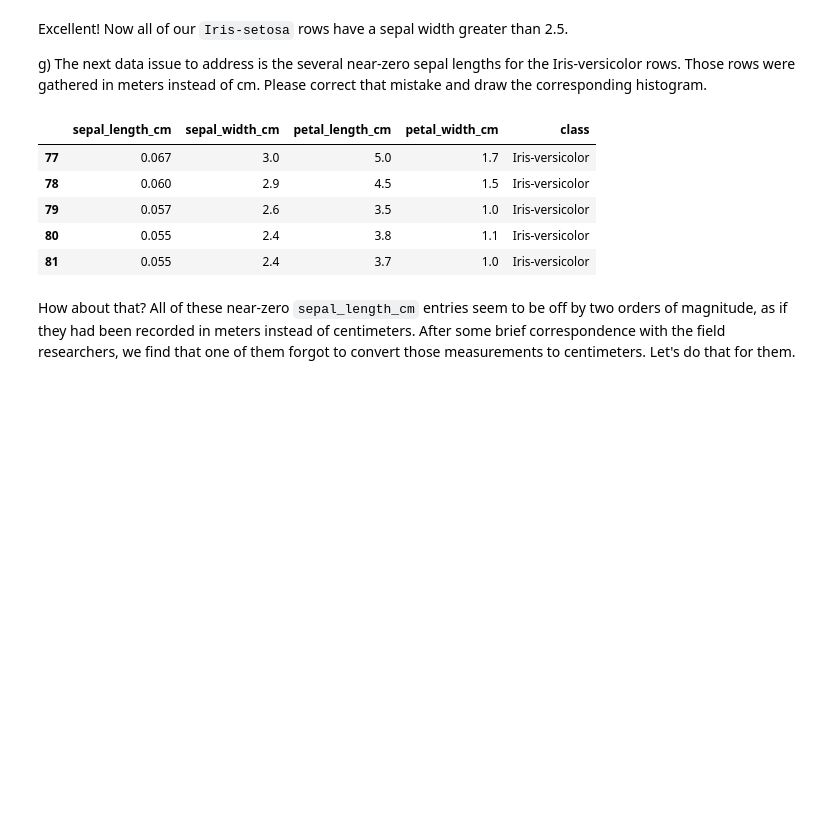
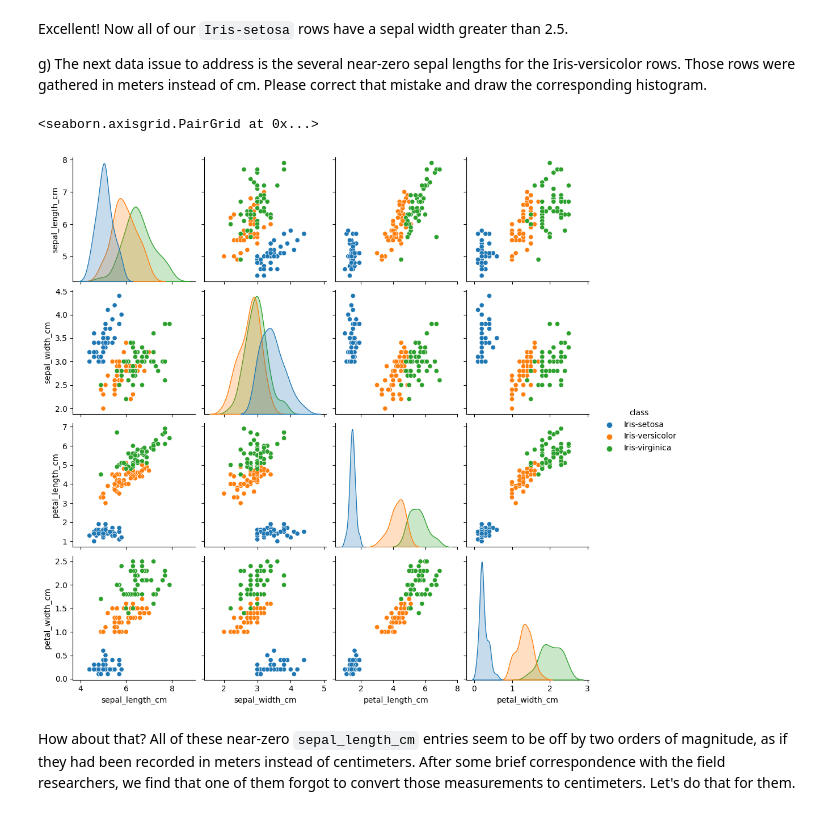
Before and after one commit to Fabio-A-Sa/Y3S2-InteligenciaArtificial, a Jupyter notebook: Exercises/TP5/TP5.ipynb, the cells around one changed output. Drawn from its saved outputs; the diff is of its cells as text; code cells hidden in the pictures; blank space fills up the shorter version.

```diff
--- a/Exercises/TP5/Exercise5_SupervisedLearning_ToComplete.ipynb
+++ b/Exercises/TP5/TP5.ipynb
@@ -148,14 +148,11 @@ Excellent! Now all of our `Iris-setosa` rows have a sepal width greater than 2.5
 
 g)	The next data issue to address is the several near-zero sepal lengths for the Iris-versicolor rows. Those rows were gathered in meters instead of cm. Please correct that mistake and draw the corresponding histogram.
 # %%
-iris_data.loc[(iris_data['class'] == 'Iris-versicolor') & (iris_data['sepal_length_cm'] < 1.0)]
+iris_data.loc[(iris_data['class'] == 'Iris-versicolor') & (iris_data['sepal_length_cm'] < 1.0), 'sepal_length_cm'] *= 100
+sb.pairplot(iris_data.dropna(), hue='class')
 # %% [output]
-|  | sepal_length_cm | sepal_width_cm | petal_length_cm | petal_width_cm | class |
-| 77 | 0.067 | 3.0 | 5.0 | 1.7 | Iris-versicolor |
-| 78 | 0.060 | 2.9 | 4.5 | 1.5 | Iris-versicolor |
-| 79 | 0.057 | 2.6 | 3.5 | 1.0 | Iris-versicolor |
-| 80 | 0.055 | 2.4 | 3.8 | 1.1 | Iris-versicolor |
-| 81 | 0.055 | 2.4 | 3.7 | 1.0 | Iris-versicolor |
+<seaborn.axisgrid.PairGrid at 0x...>
+[figure, added]
 # %% [markdown]
 How about that? All of these near-zero `sepal_length_cm` entries seem to be off by two orders of magnitude, as if they had been recorded in meters instead of centimeters. After some brief correspondence with the field researchers, we find that one of them forgot to convert those measurements to centimeters. Let's do that for them.
 # %%
```
